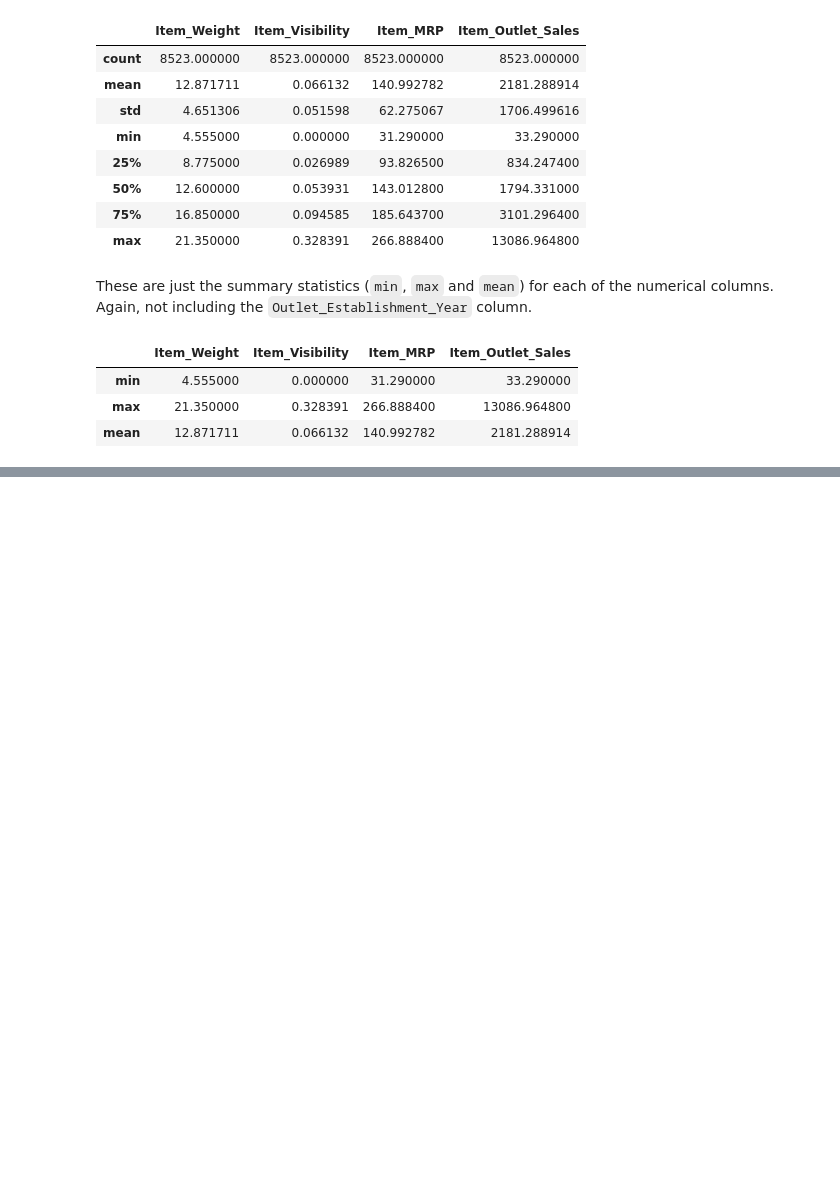
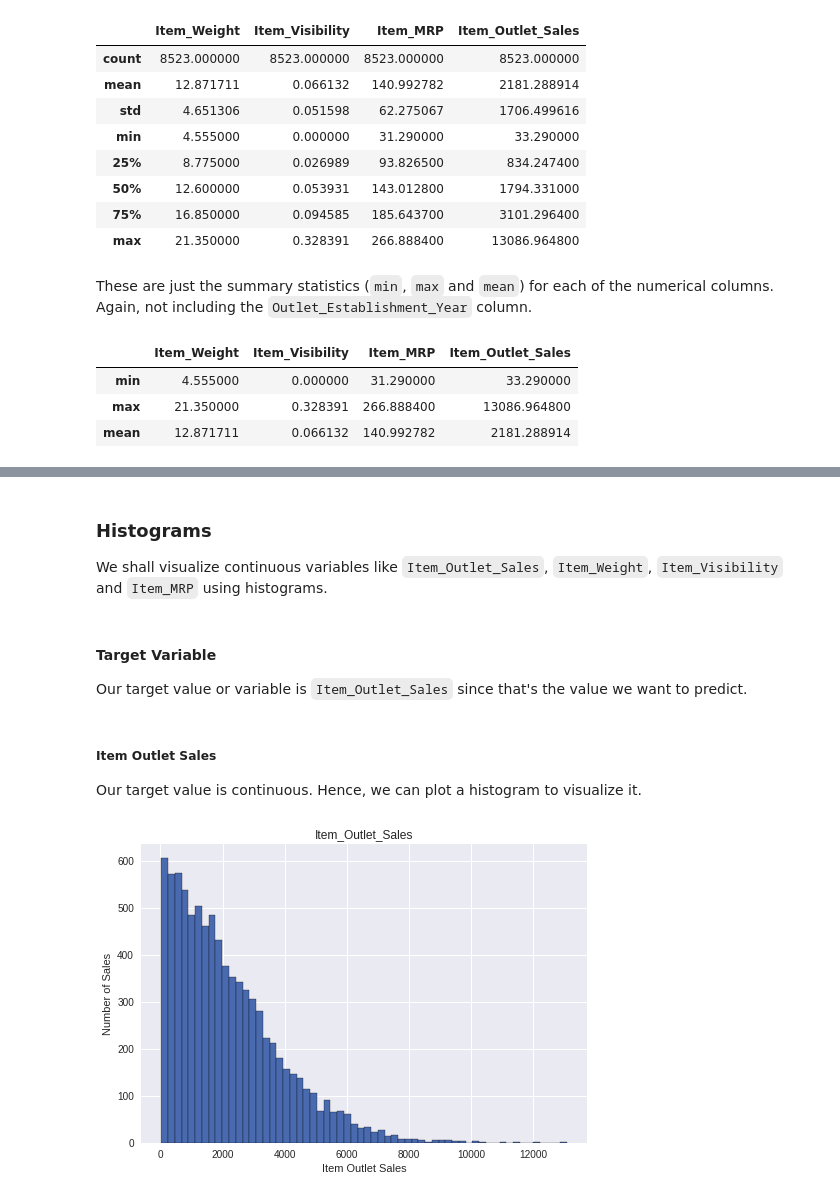
Before and after one commit to fideslynn/food-sales-predictions, a Jupyter notebook: Food_Sales_Predictions.ipynb, the cells around one changed output, grey strips where cells are left out. Drawn from its saved outputs; the diff is of its cells as text; code cells hidden in the pictures; blank space fills up the shorter version.

```diff
--- a/Food_Sales_Predictions.ipynb
+++ b/Food_Sales_Predictions.ipynb
@@ -415,0 +430,25 @@ min_max_mean
+# %% [markdown]
+### Histograms
+
+We shall visualize continuous variables like `Item_Outlet_Sales`, `Item_Weight`, `Item_Visibility` and `Item_MRP` using histograms.
+# %% [markdown]
+#### Target Variable
+
+Our target value or variable is `Item_Outlet_Sales` since that's the value we want to predict.
+# %% [markdown]
+##### Item Outlet Sales
+
+Our target value is continuous. Hence, we can plot a histogram to visualize it.
+# %%
+plt.style.use('seaborn')
+
+df.hist(column='Item_Outlet_Sales',
+        edgecolor='black',
+        color='#496AAE',
+        bins =  60)
+
+plt.xlabel("Item Outlet Sales")
+plt.ylabel("Number of Sales")
+plt.show()
+# %% [output]
+[figure, added]
```
Also changed, not shown: parts of 42 cells of this notebook.
